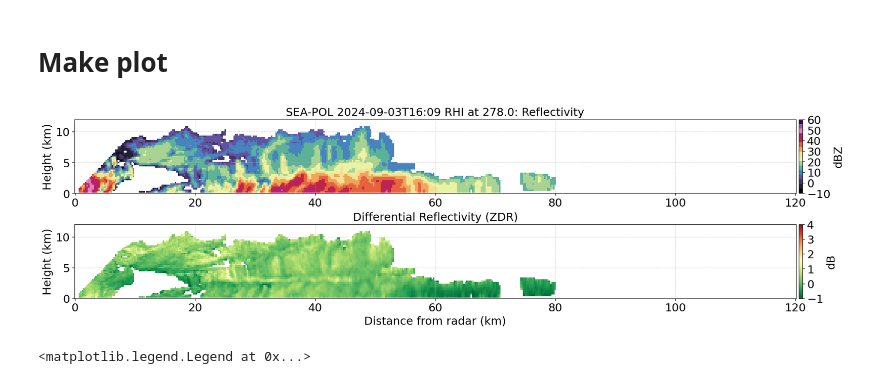
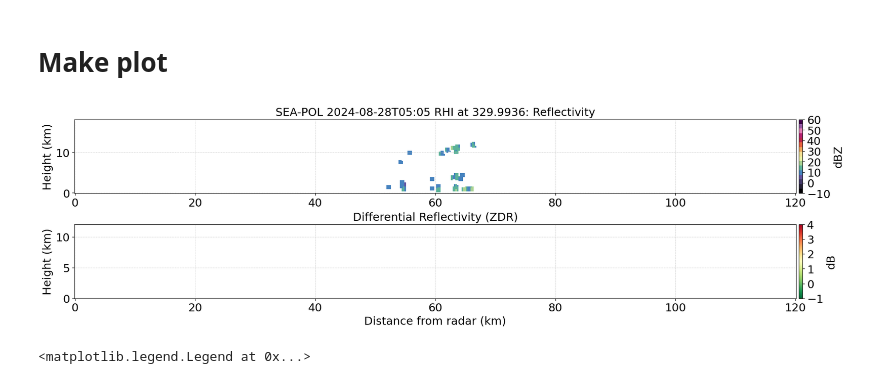
Before and after one commit to allison-wing/PICCOLO, a Jupyter notebook: plot_seapol_case.ipynb, the cells around one changed output. Saved outputs shown, nothing was run; the diff lists cells and outputs as text; code cells hidden in the pictures.

```diff
--- a/plot_seapol_case.ipynb
+++ b/plot_seapol_case.ipynb
@@ -55,8 +55,9 @@ time_map1 = np.datetime64('2024-08-21T15:00')
 time_map2 = np.datetime64('2024-08-21T15:10')
 
 #time_RHI = np.datetime64('2024-09-08T11:08:24.192') #start time for 278 azimuth at 11:08
-time_RHI = np.datetime64('2024-09-03T16:09')
-az_RHI = 278.0
+#time_RHI = np.datetime64('2024-09-03T16:09')
+time_RHI = np.datetime64('2024-08-28T05:05')
+az_RHI = 330.0
 #az_RHI = 187.0
 RHI_fname = '/huracan/tank4/cornell/ORCESTRA/sea-pol/qc_data/level4/PICCOLO_level4_rhi_2D.nc'
 #RHI_fname= '/huracan/tank4/cornell/ORCESTRA/sea-pol/qc_data/level4a/rhi/20240908/gridded_rhi_20240908_1108_278.0.nc' #start = 2024-09-08T11:08:24.192
@@ -106,0 +132,4 @@ RHI data
+# %%
+#reset index_rhi to choose specific scan corresponding to az_rhi
+index_rhi = 979
+rhi.azimuth[index_rhi].values
@@ -298,36 +409,36 @@ disdro_p = disdro.rain_rate_qc[index_start_disdro:index_end_disdro+1].rolling(ti
 fig, axs = plt.subplots(2,1, figsize=(18, 5),layout="constrained")  # 2 rows, 1 column
 
 #RHI dBZ
 cax = axs[0].pcolormesh(rhi.R/1000, rhi.Z/1000, rhi_DBZ, cmap=discrete_cmap, vmin=-10, vmax=60,shading='auto')
 cbar = fig.colorbar(cax, ax=axs[0], orientation='vertical',pad=-0.01)
 cbar.ax.tick_params(labelsize=18)
 cbar.set_ticks(np.linspace(-10,60,8))
 cbar.ax.set_ylabel('dBZ', fontsize=18)
 
-axs[0].set_ylim(0,12)
-axs[0].set_title('SEA-POL '+str(time_RHI)+' RHI at '+str(az_RHI)+': Reflectivity',fontsize=18)
+#axs[0].set_ylim(0,12)
+axs[0].set_title('SEA-POL '+str(time_RHI)+' RHI at '+str(rhi.azimuth[index_rhi].values)+': Reflectivity',fontsize=18)
 axs[0].set_ylabel('Height (km)', fontsize=18)
 #axs[0].set_xlabel('Distance from radar (km)',fontsize=18)
 axs[0].tick_params(axis='both',labelsize=18)
 axs[0].grid(True, which='both', linestyle='--', linewidth=0.5, alpha=0.7)
 
 #RHI ZDR
 cax1 = axs[1].pcolormesh(rhi.R/1000, rhi.Z/1000, rhi_ZDR, cmap='RdYlGn_r', vmin = -1, vmax = 4, shading='auto')
 cbar1 = fig.colorbar(cax1, ax=axs[1], orientation='vertical',pad=-0.01)
 cbar1.ax.tick_params(labelsize=18)
 cbar1.set_ticks(np.linspace(-1,4,6))
 #cbar1.ax.set_ylabel('Deg/km', fontsize=18)
 cbar1.ax.set_ylabel('dB', fontsize=18)
 
 axs[1].set_ylim(0,12)
 #axs[1].set_title('Specific Differential Phase (KDP)',fontsize=18)
 axs[1].set_title('Differential Reflectivity (ZDR)',fontsize=18)
 axs[1].set_ylabel('Height (km)', fontsize=18)
 axs[1].set_xlabel('Distance from radar (km)',fontsize=18)
 axs[1].tick_params(axis='both',labelsize=18)
 axs[1].grid(True, which='both', linestyle='--', linewidth=0.5, alpha=0.7)
 # %% [output]
-[figure, old version]
+[figure, new version]
 # %%
 fig, axs = plt.subplots(3,1, figsize=(18, 9),layout="constrained")  # 3 rows, 1 column
 
```
Also changed, not shown: parts of 18 cells of this notebook, 1 other file.
